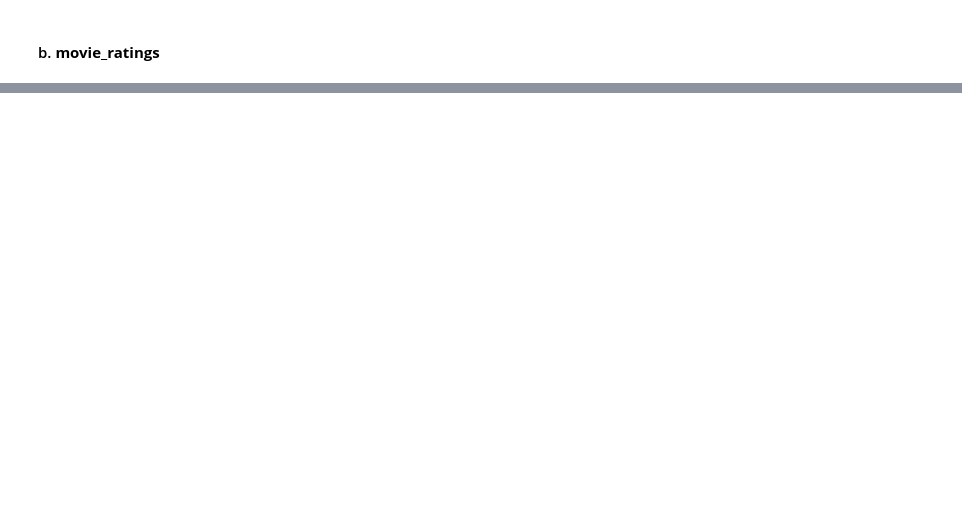
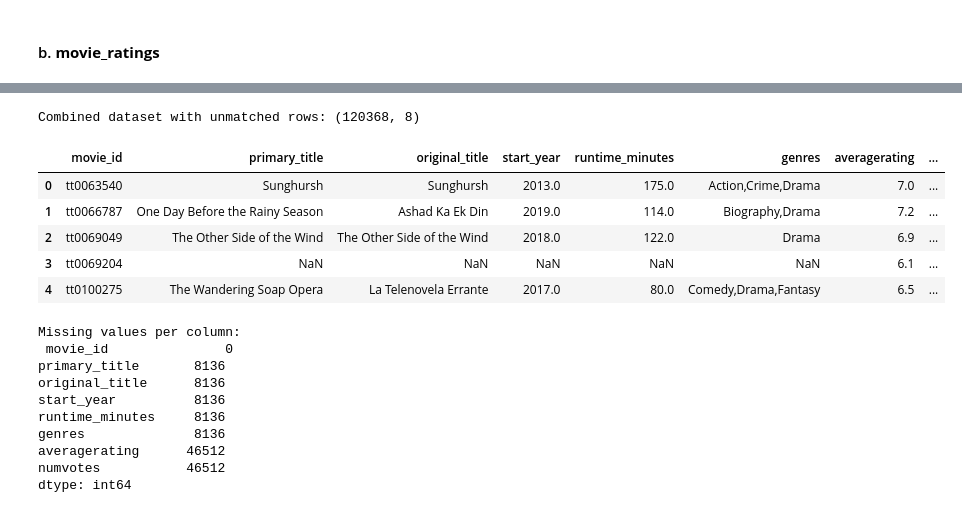
Before and after one commit to blexolonde/dsc-phase-2-FilmForecast, a Jupyter notebook: notebooks/data_cleaning.ipynb, the cells around one changed output, grey strips where cells are left out. Drawn from its saved outputs; the diff is of its cells as text; code cells hidden in the pictures; blank space fills up the shorter version.

```diff
--- a/notebooks/data_cleaning.ipynb
+++ b/notebooks/data_cleaning.ipynb
@@ -613,0 +693,30 @@ The movie_ratings dataframe is already clean with no missing values.
+# %%
+# Outer join to include unmatched rows
+movies_combined_all = pd.merge(
+    movie_basics, movie_ratings, on='movie_id', how='outer', suffixes=('_basics', '_ratings')
+)
+
+print(f"Combined dataset with unmatched rows: {movies_combined_all.shape}")
+display(movies_combined_all.head())
+
+# Analyze missing values
+missing_stats = movies_combined_all.isnull().sum()
+print("Missing values per column:\n", missing_stats)
+# %% [output]
+Combined dataset with unmatched rows: (120368, 8)
+|  | movie_id | primary_title | original_title | start_year | runtime_minutes | genres | averagerating | ... |
+| 0 | tt0063540 | Sunghursh | Sunghursh | 2013.0 | 175.0 | Action,Crime,Drama | 7.0 | ... |
+| 1 | tt0066787 | One Day Before the Rainy Season | Ashad Ka Ek Din | 2019.0 | 114.0 | Biography,Drama | 7.2 | ... |
+| 2 | tt0069049 | The Other Side of the Wind | The Other Side of the Wind | 2018.0 | 122.0 | Drama | 6.9 | ... |
+| 3 | tt0069204 | NaN | NaN | NaN | NaN | NaN | 6.1 | ... |
+| 4 | tt0100275 | The Wandering Soap Opera | La Telenovela Errante | 2017.0 | 80.0 | Comedy,Drama,Fantasy | 6.5 | ... |
+Missing values per column:
+ movie_id               0
+primary_title       8136
+original_title      8136
+start_year          8136
+runtime_minutes     8136
+genres              8136
+averagerating      46512
+numvotes           46512
+dtype: int64
```
Also changed, not shown: parts of 11 cells of this notebook.
